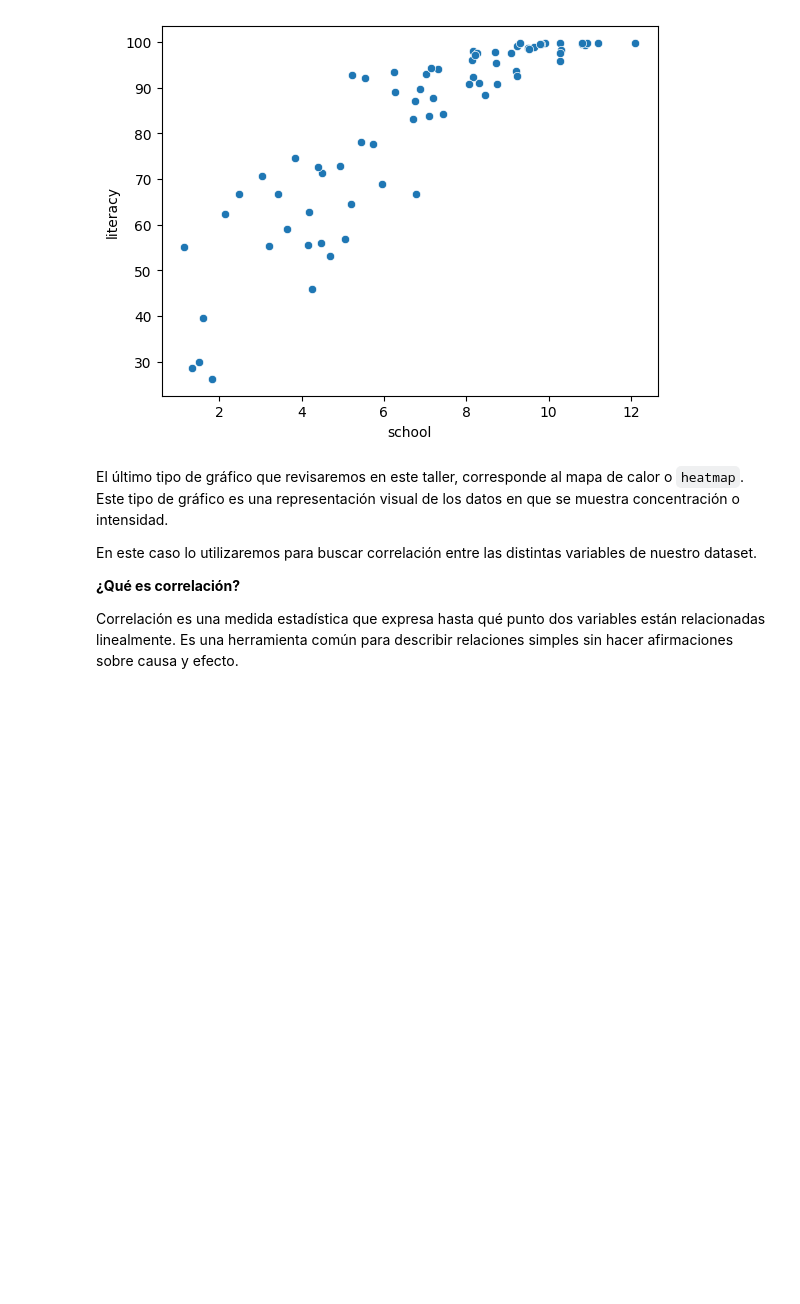
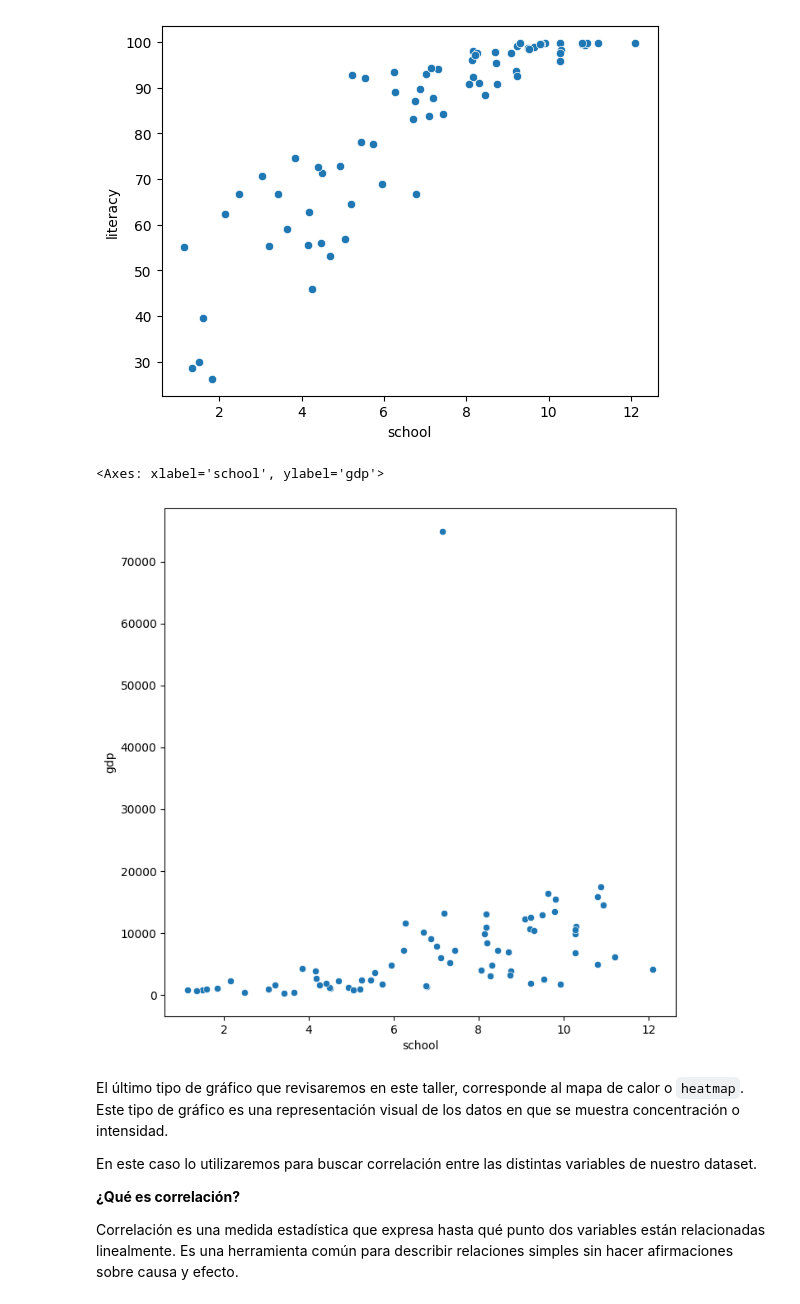
Before and after one commit to Orliluq/Data_Analysis, a Jupyter notebook: Data_Analysis.ipynb, the cells around one changed output. Cells and saved outputs as stored; diff of their text form; code cells hidden in the pictures; blank space fills up the shorter version.

```diff
--- a/Data_Analysis.ipynb
+++ b/Data_Analysis.ipynb
@@ -258,3 +269,16 @@ df_nations.head()
 | 2 | Botswana | Africa | 12307.400391 | 8.600000 | 52.099998 | 60.25 | 52.250000 | 1941233 | 59.250000 | 0.8870 | 84.099998 | ... |
 | 3 | Burkina Faso | Africa | 1063.400024 | 1.300000 | 124.800003 | 170.50 | 53.783333 | 15308383 | 23.583334 | 0.8584 | 23.600000 | ... |
 | 4 | Burundi | Africa | 349.200012 | 2.483333 | 18.600000 | 168.50 | 48.866665 | 7821783 | 10.250000 | 1.0344 | 66.599998 | ... |
+# %%
+# prompt: Mediante el marco de datos df_nations:
+
+# Create a new column that is a copy of the "co2" column
+df_nations["co2_copy"] = df_nations["co2"]
+
+# Select the rows where the "co2" column is greater than 10
+df_nations_filtered = df_nations[df_nations["co2"] > 10]
+
+# Replace the values in the "co2_copy" column with 1 for the filtered rows
+df_nations_filtered["co2_copy"] = 1
+
+# Update the original "co2" column with the values from the "co
@@ -591,6 +686,13 @@ sns.scatterplot(x=df_limpia["school"], y=df_limpia["literacy"])
 [figure]
 # %%
 # ¿Cómo se podría crear un diagrama de dispersión de la tasa de escolaridad ("school") versus el pib ("gdp")?
+# %%
+# prompt:
+
+sns.scatterplot(x=df_limpia["school"], y=df_limpia["gdp"])
+# %% [output]
+<Axes: xlabel='school', ylabel='gdp'>
+[figure, added]
 # %% [markdown]
 El último tipo de gráfico que revisaremos en este taller, corresponde al mapa de calor o `heatmap`. Este tipo de gráfico es una representación visual de los datos en que se muestra concentración o intensidad.
 
```
Also changed, not shown: parts of 7 cells of this notebook.
